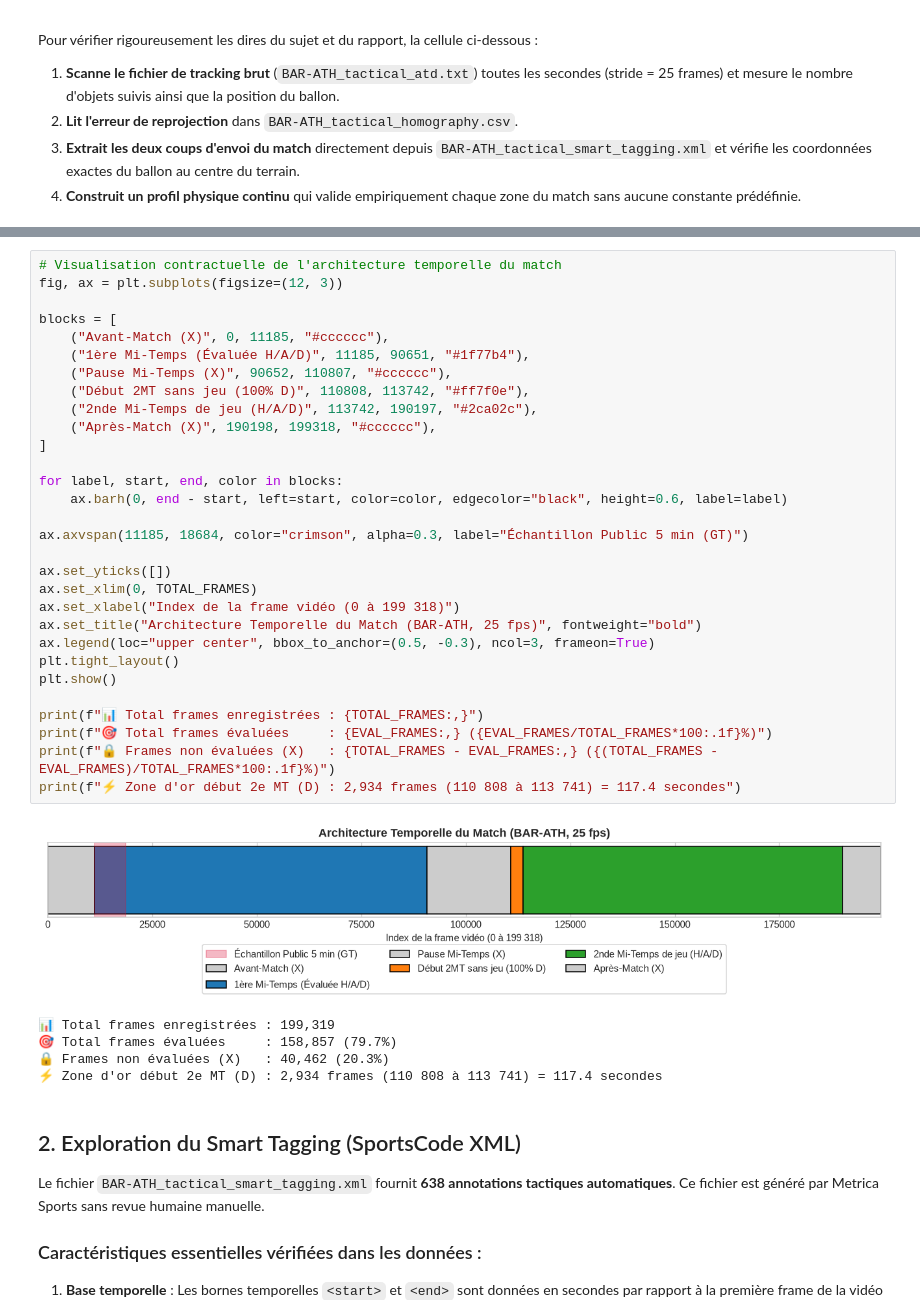
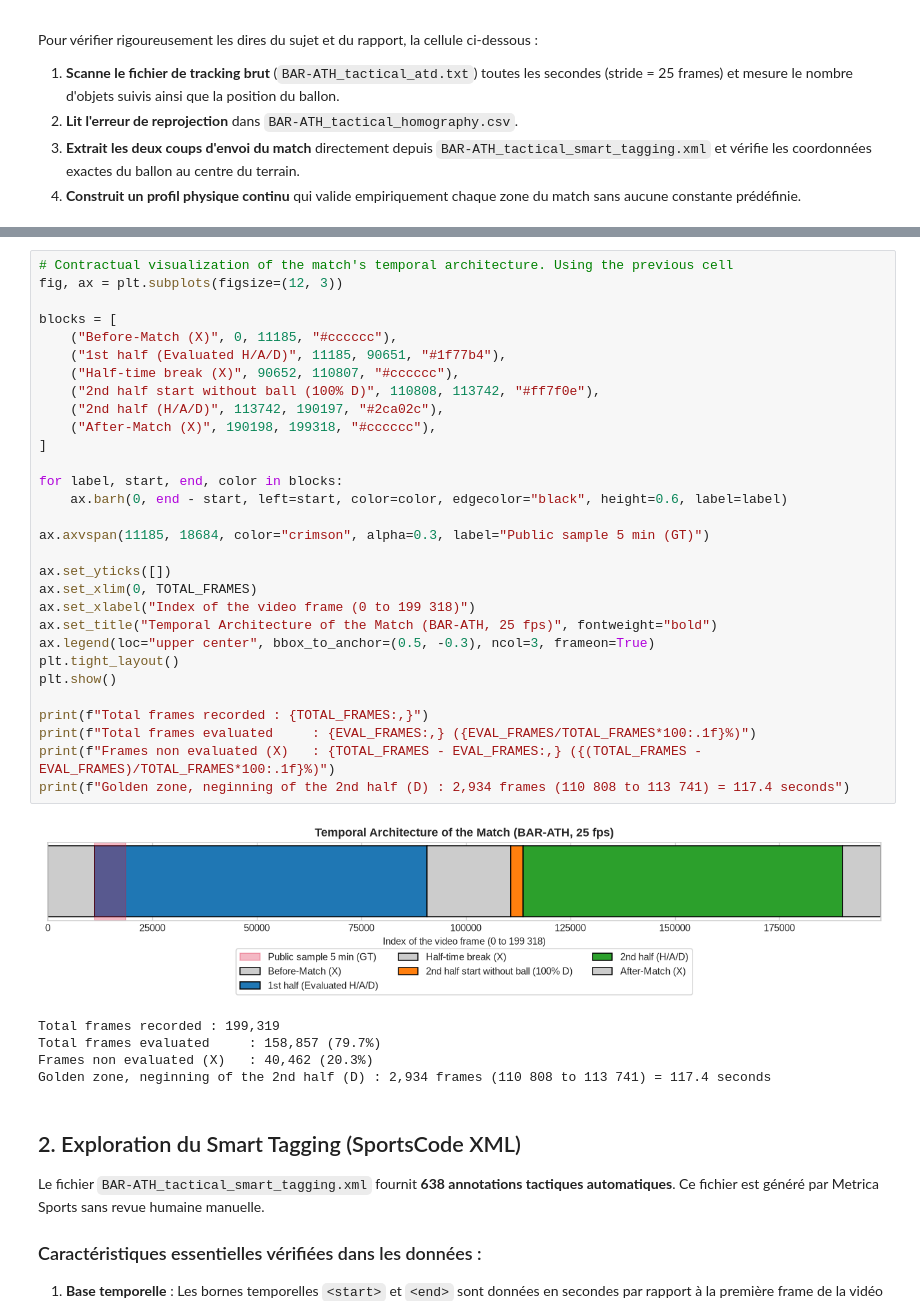
Before and after one commit to maxoubvd/MYA-more-than-a-hack-2027, a Jupyter notebook: analysis/data_exploration.ipynb, the cells around one changed output, grey strips where cells are left out. Drawn from its saved outputs; the diff is of its cells as text.

Commit message:
Implementation plan + architecture

```diff
--- a/data_exploration.ipynb
+++ b/analysis/data_exploration.ipynb
@@ -238,39 +251,39 @@ display(pd.DataFrame(summary_rows))
 # %%
-# Visualisation contractuelle de l'architecture temporelle du match
+# Contractual visualization of the match's temporal architecture. Using the previous cell
 fig, ax = plt.subplots(figsize=(12, 3))
 
 blocks = [
-    ("Avant-Match (X)", 0, 11185, "#cccccc"),
-    ("1ère Mi-Temps (Évaluée H/A/D)", 11185, 90651, "#1f77b4"),
-    ("Pause Mi-Temps (X)", 90652, 110807, "#cccccc"),
-    ("Début 2MT sans jeu (100% D)", 110808, 113742, "#ff7f0e"),
-    ("2nde Mi-Temps de jeu (H/A/D)", 113742, 190197, "#2ca02c"),
-    ("Après-Match (X)", 190198, 199318, "#cccccc"),
+    ("Before-Match (X)", 0, 11185, "#cccccc"),
+    ("1st half (Evaluated H/A/D)", 11185, 90651, "#1f77b4"),
+    ("Half-time break (X)", 90652, 110807, "#cccccc"),
+    ("2nd half start without ball (100% D)", 110808, 113742, "#ff7f0e"),
+    ("2nd half (H/A/D)", 113742, 190197, "#2ca02c"),
+    ("After-Match (X)", 190198, 199318, "#cccccc"),
 ]
 
 for label, start, end, color in blocks:
     ax.barh(0, end - start, left=start, color=color, edgecolor="black", height=0.6, label=label)
 
-ax.axvspan(11185, 18684, color="crimson", alpha=0.3, label="Échantillon Public 5 min (GT)")
+ax.axvspan(11185, 18684, color="crimson", alpha=0.3, label="Public sample 5 min (GT)")
 
 ax.set_yticks([])
 ax.set_xlim(0, TOTAL_FRAMES)
-ax.set_xlabel("Index de la frame vidéo (0 à 199 318)")
-ax.set_title("Architecture Temporelle du Match (BAR-ATH, 25 fps)", fontweight="bold")
+ax.set_xlabel("Index of the video frame (0 to 199 318)")
+ax.set_title("Temporal Architecture of the Match (BAR-ATH, 25 fps)", fontweight="bold")
 ax.legend(loc="upper center", bbox_to_anchor=(0.5, -0.3), ncol=3, frameon=True)
 plt.tight_layout()
 plt.show()
 
-print(f"📊 Total frames enregistrées : {TOTAL_FRAMES:,}")
-print(f"🎯 Total frames évaluées     : {EVAL_FRAMES:,} ({EVAL_FRAMES/TOTAL_FRAMES*100:.1f}%)")
-print(f"🔒 Frames non évaluées (X)   : {TOTAL_FRAMES - EVAL_FRAMES:,} ({(TOTAL_FRAMES - EVAL_FRAMES)/TOTAL_FRAMES*100:.1f}%)")
-print(f"⚡ Zone d'or début 2e MT (D) : 2,934 frames (110 808 à 113 741) = 117.4 secondes")
+print(f"Total frames recorded : {TOTAL_FRAMES:,}")
+print(f"Total frames evaluated     : {EVAL_FRAMES:,} ({EVAL_FRAMES/TOTAL_FRAMES*100:.1f}%)")
+print(f"Frames non evaluated (X)   : {TOTAL_FRAMES - EVAL_FRAMES:,} ({(TOTAL_FRAMES - EVAL_FRAMES)/TOTAL_FRAMES*100:.1f}%)")
+print(f"Golden zone, neginning of the 2nd half (D) : 2,934 frames (110 808 to 113 741) = 117.4 seconds")
 # %% [output]
-[figure, old version]
+[figure, new version]
-📊 Total frames enregistrées : 199,319
-🎯 Total frames évaluées     : 158,857 (79.7%)
-🔒 Frames non évaluées (X)   : 40,462 (20.3%)
-⚡ Zone d'or début 2e MT (D) : 2,934 frames (110 808 à 113 741) = 117.4 secondes
+Total frames recorded : 199,319
+Total frames evaluated     : 158,857 (79.7%)
+Frames non evaluated (X)   : 40,462 (20.3%)
+Golden zone, neginning of the 2nd half (D) : 2,934 frames (110 808 to 113 741) = 117.4 seconds
 # %% [markdown]
 ## 2. Exploration du Smart Tagging (SportsCode XML)
 
```
Also changed, not shown: parts of 6 cells of this notebook, 48 other files.
